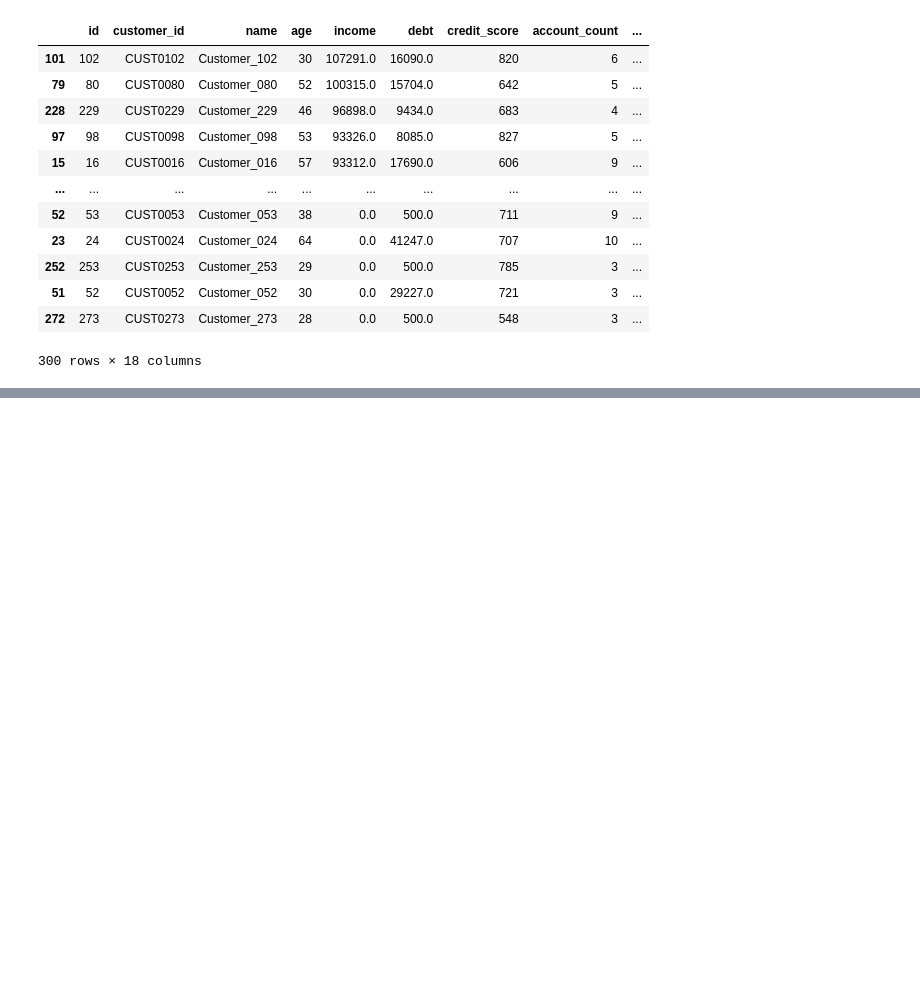
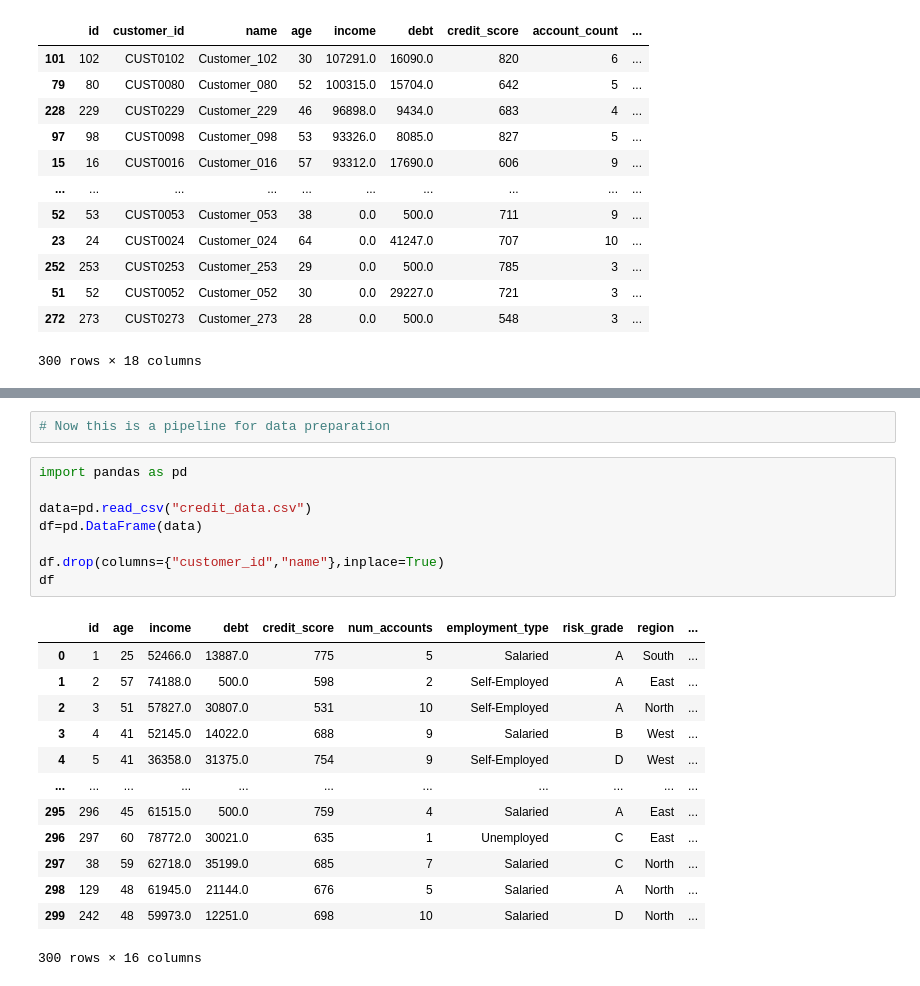
Before and after one commit to TheUnnamedOne-design/Generative-AI-and-Machine-Learning, a Jupyter notebook: Learning_Codes/Pandas_practise.ipynb, the cells around one changed output, grey strips where cells are left out. Cells and saved outputs as stored; diff of their text form; blank space fills up the shorter version.

Commit message:
Added more pandas operations and added a complete pipeline for data preparation

```diff
--- a/Learning_Codes/Pandas_practise.ipynb
+++ b/Learning_Codes/Pandas_practise.ipynb
@@ -245,0 +369,24 @@ df.sort_values("income",ascending=False)
+# %%
+# Now this is a pipeline for data preparation
+# %%
+import pandas as pd
+
+data=pd.read_csv("credit_data.csv")
+df=pd.DataFrame(data)
+
+df.drop(columns={"customer_id","name"},inplace=True)
+df
+# %% [output]
+|  | id | age | income | debt | credit_score | num_accounts | employment_type | risk_grade | region | ... |
+| 0 | 1 | 25 | 52466.0 | 13887.0 | 775 | 5 | Salaried | A | South | ... |
+| 1 | 2 | 57 | 74188.0 | 500.0 | 598 | 2 | Self-Employed | A | East | ... |
+| 2 | 3 | 51 | 57827.0 | 30807.0 | 531 | 10 | Self-Employed | A | North | ... |
+| 3 | 4 | 41 | 52145.0 | 14022.0 | 688 | 9 | Salaried | B | West | ... |
+| 4 | 5 | 41 | 36358.0 | 31375.0 | 754 | 9 | Self-Employed | D | West | ... |
+| ... | ... | ... | ... | ... | ... | ... | ... | ... | ... | ... |
+| 295 | 296 | 45 | 61515.0 | 500.0 | 759 | 4 | Salaried | A | East | ... |
+| 296 | 297 | 60 | 78772.0 | 30021.0 | 635 | 1 | Unemployed | C | East | ... |
+| 297 | 38 | 59 | 62718.0 | 35199.0 | 685 | 7 | Salaried | C | North | ... |
+| 298 | 129 | 48 | 61945.0 | 21144.0 | 676 | 5 | Salaried | A | North | ... |
+| 299 | 242 | 48 | 59973.0 | 12251.0 | 698 | 10 | Salaried | D | North | ... |
+300 rows × 16 columns
```
Also changed, not shown: parts of 10 cells of this notebook.
